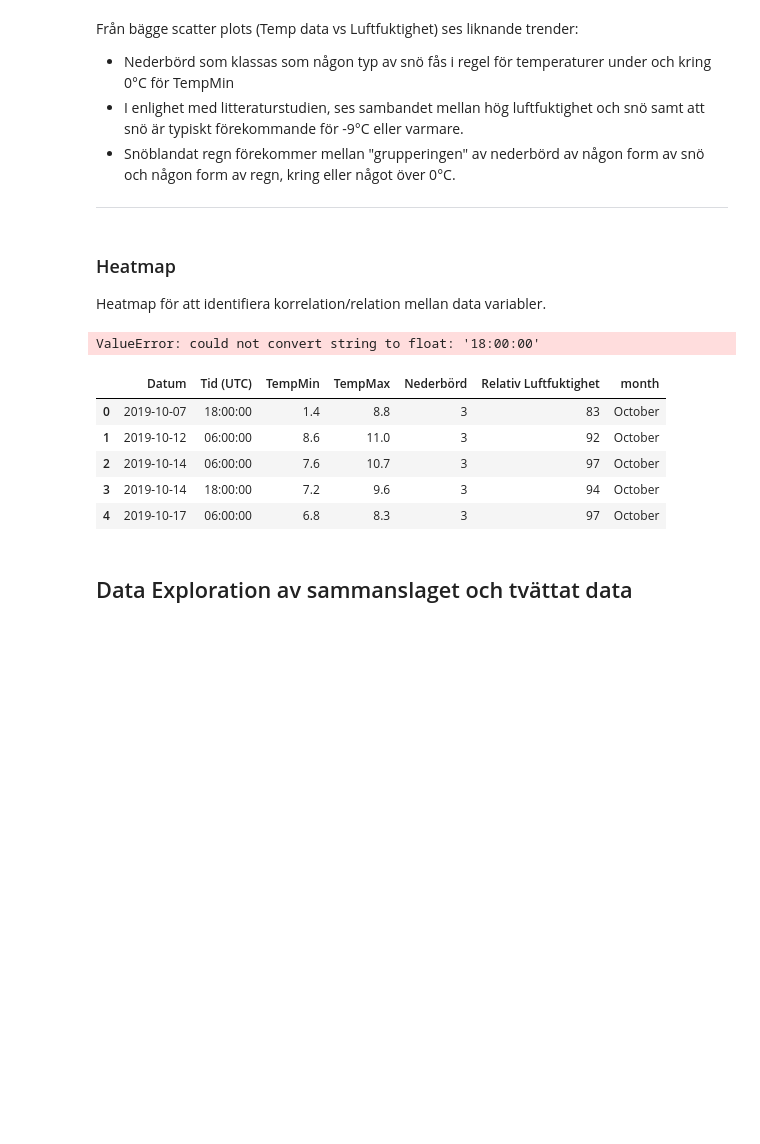
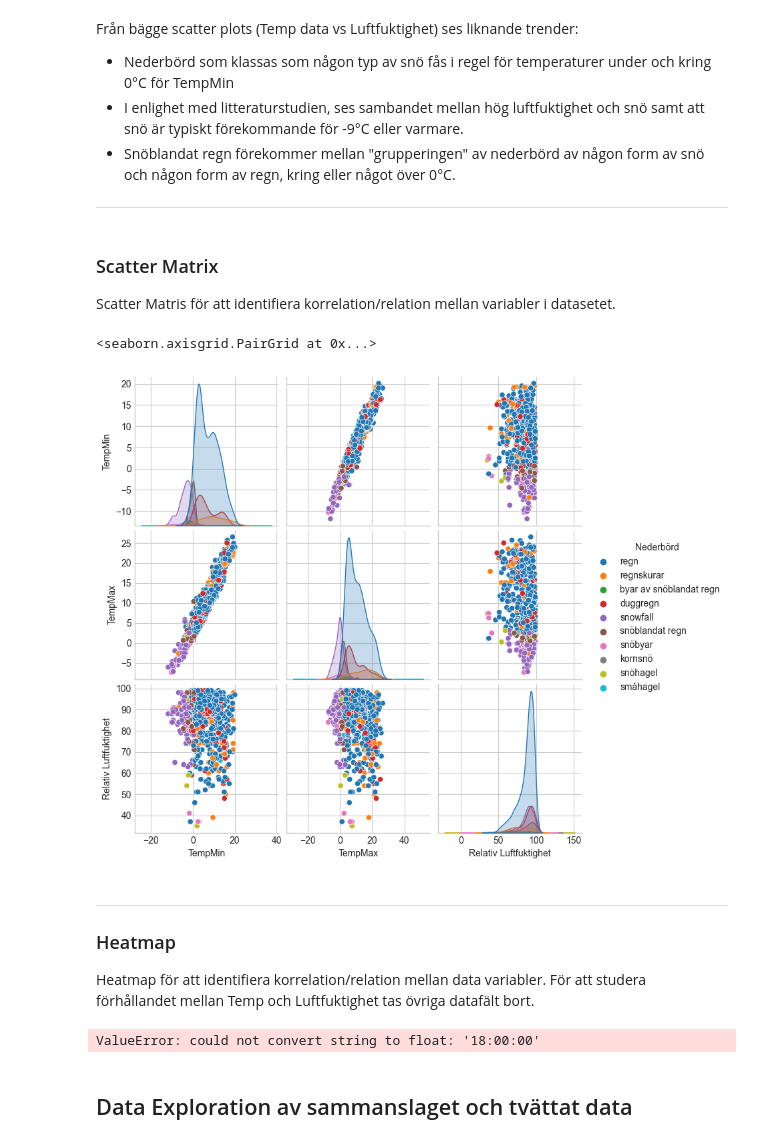
Before and after one commit to beatejosefina/data-project, a Jupyter notebook: Del2_Datahandling.ipynb, the cells around one changed output. Saved outputs shown, nothing was run; the diff lists cells and outputs as text; code cells hidden in the pictures; blank space fills up the shorter version.

```diff
--- a/Del2_Datahandling.ipynb
+++ b/Del2_Datahandling.ipynb
@@ -283,7 +287,16 @@ Från bägge scatter plots (Temp data vs Luftfuktighet) ses liknande trender:
 - I enlighet med litteraturstudien, ses sambandet mellan hög luftfuktighet och snö samt att snö är typiskt förekommande för -9°C eller varmare.
 - Snöblandat regn förekommer mellan "grupperingen" av nederbörd av någon form av snö och någon form av regn, kring eller något över 0°C.
 ---
+# %% [markdown]
+### Scatter Matrix
+Scatter Matris för att identifiera korrelation/relation mellan variabler i datasetet.
+# %%
+sns.pairplot(data = df, hue = 'Nederbörd')
+# %% [output]
+<seaborn.axisgrid.PairGrid at 0x...>
+[figure, added]
 # %% [markdown]
+---
 ### Heatmap
-Heatmap för att identifiera korrelation/relation mellan data variabler.
+Heatmap för att identifiera korrelation/relation mellan data variabler. För att studera förhållandet mellan Temp och Luftfuktighet tas övriga datafält bort.
 # %%
@@ -295,19 +310,6 @@ plt.xticks(fontsize = 12)
 plt.yticks(fontsize = 12)
 # %% [output]
 ValueError: could not convert string to float: '18:00:00'
-# %%
-# Konvertera Nederbörd (labeln vi vill använda för ML) från data type object till int
-df['Nederbörd']=LabelEncoder().fit_transform(df['Nederbörd'])
-
-# Control
-data.head()
-# %% [output]
-|  | Datum | Tid (UTC) | TempMin | TempMax | Nederbörd | Relativ Luftfuktighet | month |
-| 0 | 2019-10-07 | 18:00:00 | 1.4 | 8.8 | 3 | 83 | October |
-| 1 | 2019-10-12 | 06:00:00 | 8.6 | 11.0 | 3 | 92 | October |
-| 2 | 2019-10-14 | 06:00:00 | 7.6 | 10.7 | 3 | 97 | October |
-| 3 | 2019-10-14 | 18:00:00 | 7.2 | 9.6 | 3 | 94 | October |
-| 4 | 2019-10-17 | 06:00:00 | 6.8 | 8.3 | 3 | 97 | October |
 # %% [markdown]
 ## Data Exploration av sammanslaget och tvättat data
 # %%
```
Also changed, not shown: parts of 19 cells of this notebook, 1 other file.
